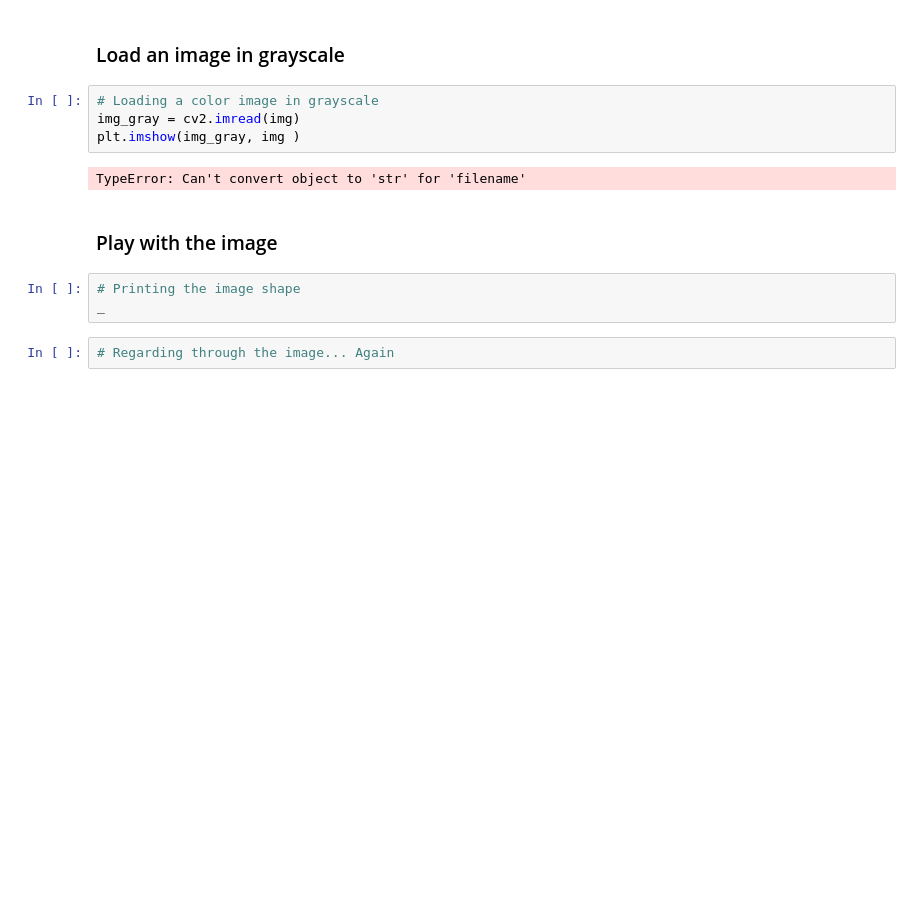
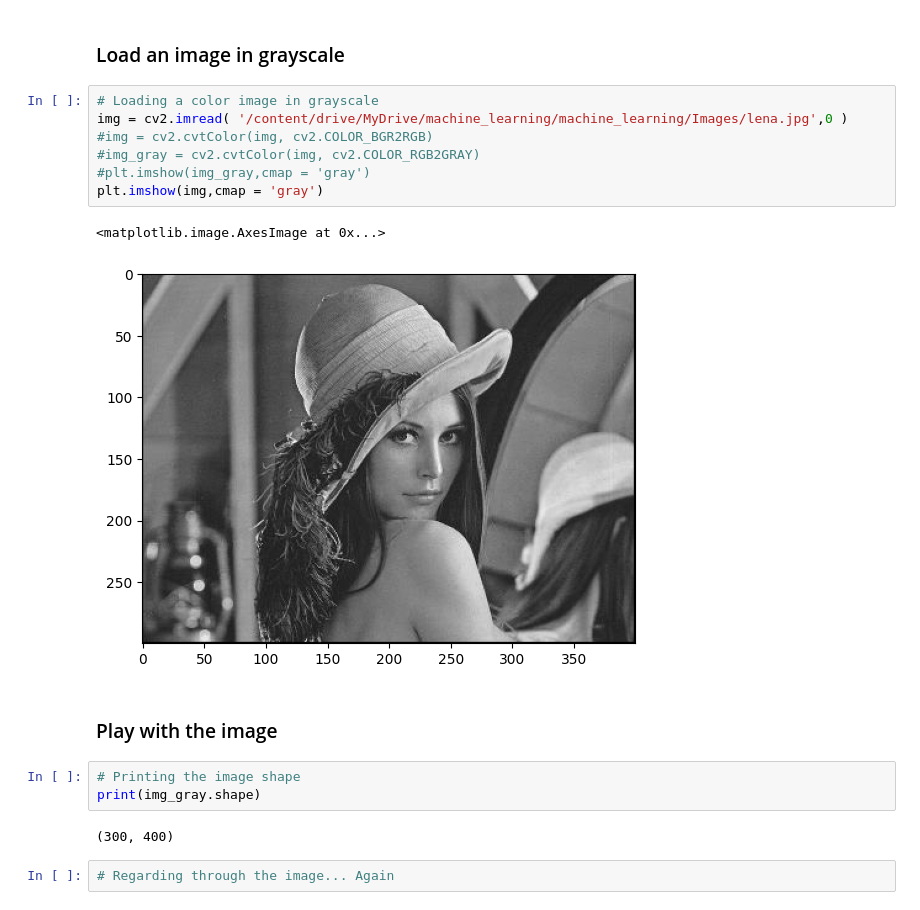
Before and after one commit to santilondono/machine_learning, a Jupyter notebook: Sem_01/Basics.ipynb, the cells around one changed output. Cells and saved outputs as stored; diff of their text form; blank space fills up the shorter version.

```diff
--- a/Sem_01/Basics.ipynb
+++ b/Sem_01/Basics.ipynb
@@ -101,15 +101,21 @@ plt.imshow(lena_face)
 ### Load an image in grayscale
 # %%
 # Loading a color image in grayscale
-img_gray = cv2.imread(img)
-plt.imshow(img_gray, img )
+img = cv2.imread( '/content/drive/MyDrive/machine_learning/machine_learning/Images/lena.jpg',0 )
+#img = cv2.cvtColor(img, cv2.COLOR_BGR2RGB)
+#img_gray = cv2.cvtColor(img, cv2.COLOR_RGB2GRAY)
+#plt.imshow(img_gray,cmap = 'gray')
+plt.imshow(img,cmap = 'gray')
 # %% [output]
-TypeError: Can't convert object to 'str' for 'filename'
+<matplotlib.image.AxesImage at 0x...>
+[figure, added]
 # %% [markdown]
 ### Play with the image
 # %%
 # Printing the image shape
-_
+print(img_gray.shape)
+# %% [output]
+(300, 400)
 # %%
 # Regarding through the image... Again
 # %% [markdown]
```
Also changed, not shown: parts of 4 cells of this notebook, 2 other files.
